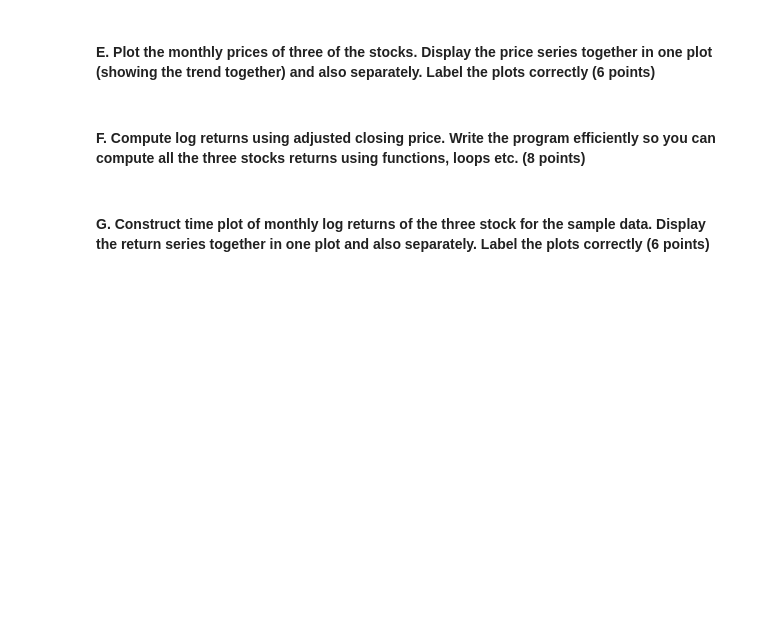
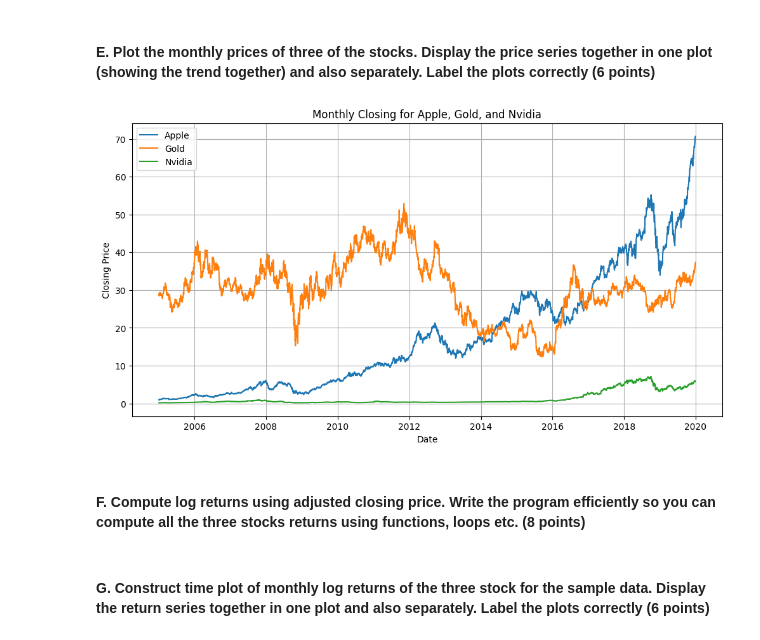
Before and after one commit to ChaseKoronkowski/IFI8420, a Jupyter notebook: Assignment 1/Assignment_1.25.25.ipynb, the cells around one changed output. Drawn from its saved outputs; the diff is of its cells as text; code cells hidden in the pictures; blank space fills up the shorter version.

```diff
--- a/Assignment 1/Assignment_1.25.25.ipynb
+++ b/Assignment 1/Assignment_1.25.25.ipynb
@@ -198,7 +198,23 @@ Date
 # %% [markdown]
 #### E. Plot the monthly prices of three of the stocks. Display the price series together in one plot (showing the trend together) and also separately. Label the plots correctly   (6 points)
 # %%
-# Enter Code here
+# Adjust the size of the chart
+plt.figure(figsize=(12, 6))
+
+# Our Different series
+plt.plot(apple_df.index, apple_df['Close'], label='Apple')
+plt.plot(gold_df.index, gold_df['Close'], label='Gold')
+plt.plot(nvidia_df.index, nvidia_df['Close'], label='Nvidia')
+
+# Adding titles and labels
+plt.xlabel('Date')
+plt.ylabel('Closing Price')
+plt.title('Monthly Closing for Apple, Gold, and Nvidia')
+plt.legend()
+plt.grid(True)
+plt.show()
+# %% [output]
+[figure, added]
 # %% [markdown]
 #### F. Compute log returns using adjusted closing price. Write the program efficiently so you can compute all the three stocks returns using functions, loops etc.   (8 points)
 # %%
```
Also changed, not shown: parts of 3 cells of this notebook.
